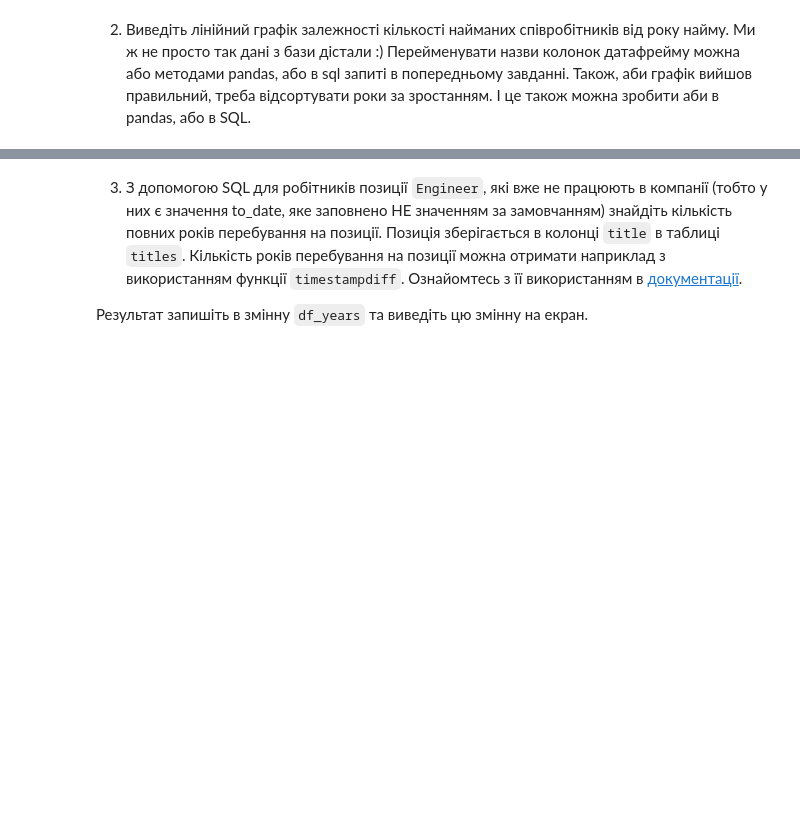
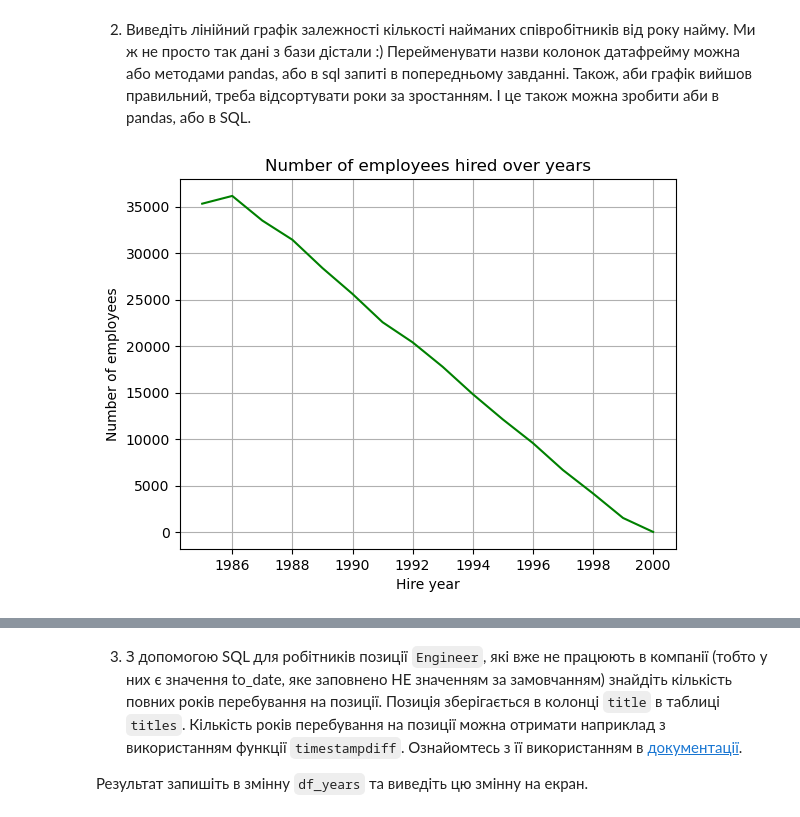
Before and after one commit to olgasamus/python_courses, a Jupyter notebook: module_5/Домашнє_завдання_№4_Pandas_+_SQL.ipynb, the cells around one changed output, grey strips where cells are left out. Cells and saved outputs as stored; diff of their text form; code cells hidden in the pictures; blank space fills up the shorter version.

```diff
--- a/module_5/Домашнє_завдання_№4_Pandas_+_SQL.ipynb
+++ b/module_5/Домашнє_завдання_№4_Pandas_+_SQL.ipynb
@@ -5,2 +9,16 @@
+# %%
+url = "mysql+mysqlconnector://user1:7oygWy6P@3.68.62.36/employees"
+engine = create_engine(url)
 # %% [markdown]
 1. Виведіть кількість співробітників за роком, в який вони були найняті (hire_date) використовуючи pandas.read_sql. Запишіть результат в змінну df та виведіть значення змінної на екран.
+# %%
+sql = """
+SELECT
+    year(hire_date) as hire_year
+    ,count(1) as emp_num
+FROM employees
+group by 1
+"""
+# %%
+df = pd.read_sql(sql, engine)
+df
@@ -11,6 +47,17 @@
 # %% [markdown]
 2. Виведіть лінійний графік залежності кількості найманих співробітників від року найму. Ми ж не просто так дані з бази дістали :)
 Перейменувати назви колонок датафрейму можна або методами pandas, або в sql запиті в попередньому завданні. Також, аби графік вийшов правильний, треба відсортувати роки за зростанням. І це також можна зробити аби в pandas, або в SQL.
+# %%
+df = df.sort_values(by='hire_year', ascending=False)
+# %%
+plt.plot(df['hire_year'], df['emp_num'], color='g')
+plt.title('Number of employees hired over years')
+plt.xlabel('Hire year')
+plt.ylabel('Number of employees')
+plt.grid(True)
+plt.show()
+# %% [output]
+[figure, added]
 # %% [markdown]
 Очікуваний результат:
 
```
Also changed, not shown: parts of 7 cells of this notebook.
